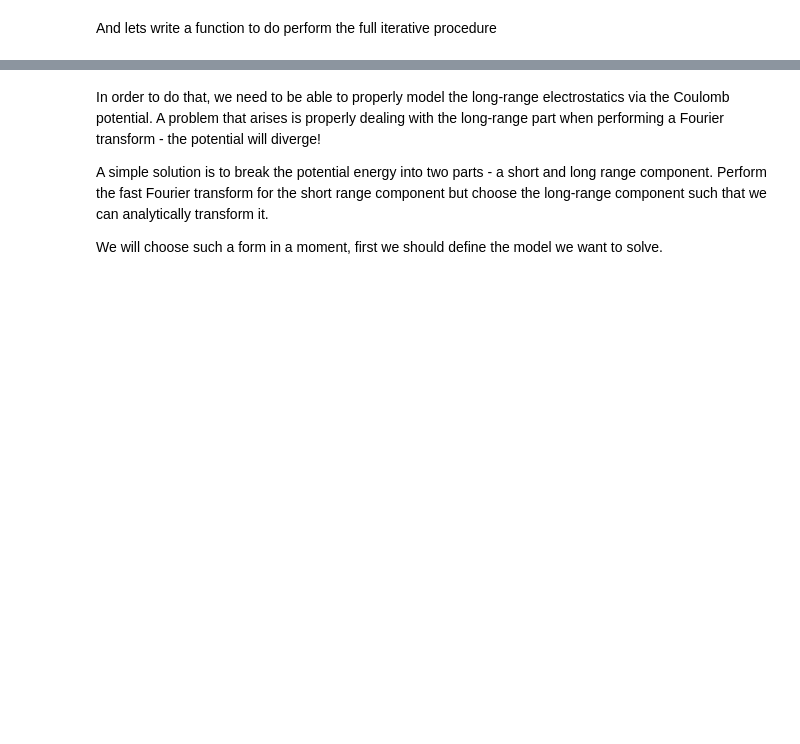
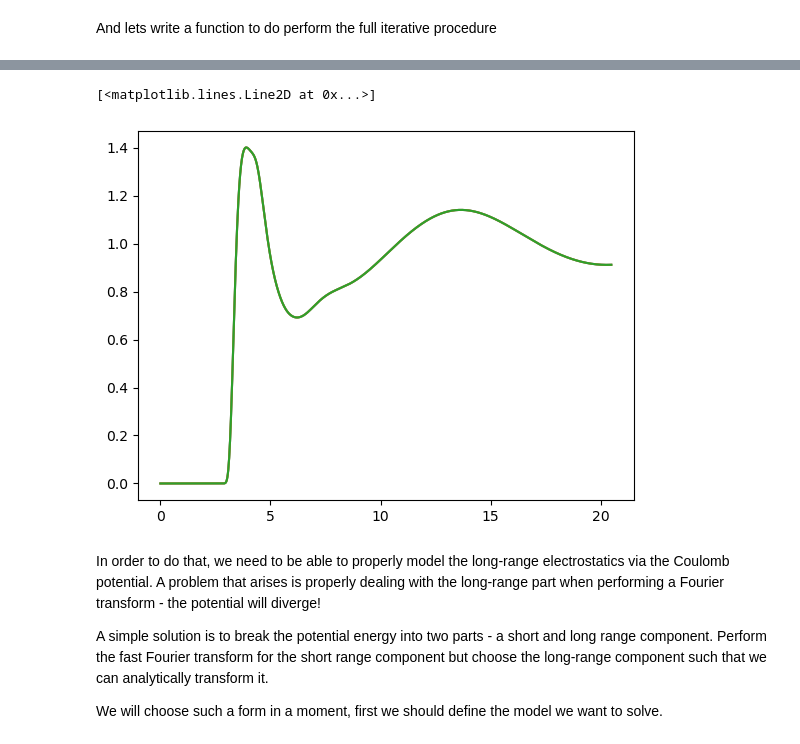
Before and after one commit to 2AUK/RISM_tutorial, a Jupyter notebook: RISM_tutorial.ipynb, the cells around one changed output, grey strips where cells are left out. Drawn from its saved outputs; the diff is of its cells as text; code cells hidden in the pictures; blank space fills up the shorter version.

Commit message:
adding scipy optimise funcs

```diff
--- a/RISM_tutorial.ipynb
+++ b/RISM_tutorial.ipynb
@@ -337,9 +413,9 @@ tr = picard_iteration(tolerance, max_step, alpha, initial_tr, beta, n2_ur, n2_wk
 
 We're going to introduce charging, which is where we slowly switch on the potential and run the solver at each stage.
 # %%
-tolerance = 1e-8
+tolerance = 1e-5
 max_step = 1000
-alpha = 0.5
+alpha = 0.1
 initial_tr = np.zeros((N, ns, ns))
 lambdas = 10
 
@@ -521,9 +611,25 @@ def Ng_iteration(tolerance, max_step, alpha, initial_tr, beta, ur, wk, rho):
     # Return solved t(r)
     return tr
 # %%
-tolerance = 1e-8
-max_step = 1000
-alpha = 0.2
-initial_tr = np.exp(-beta * n2_ur) - 1.0
+# tolerance = 1e-8
+# max_step = 1000
+# alpha = 0.2
+# initial_tr = np.exp(-beta * n2_ur) - 1.0
 
-tr = Ng_iteration(tolerance, max_step, alpha, initial_tr, beta, n2_ur, n2_wk, n2_rho)
+# tr = Ng_iteration(tolerance, max_step, alpha, initial_tr, beta, n2_ur, n2_wk, n2_rho)
+
+def cost(tr, beta, wk, rho, ur, r_grid, k_grid, dr, dk):
+        # t(r) -> c(r) from closure
+        cr = HNC(beta, ur, tr)
+
+        # c(r) -> F(t(r)) from RISM equation
+        f_tr = RISM(cr, wk, rho, r_grid, k_grid, dr, dk)
+
+        return f_tr - tr
+
+
+from scipy.optimize import root
+result = root(cost, np.zeros((N, ns, ns)), method="krylov", args=(beta, n2_wk, n2_rho, n2_ur, r_grid, k_grid, dr, dk), tol=1e-12)
+print(result)
+tr = result.x
+cr = HNC(beta, n2_ur, tr)
@@ -530,3 +655,12 @@ tr = Ng_iteration(tolerance, max_step, alpha, initial_tr, beta, n2_ur, n2_wk, n2
+# %%
+gr = tr + cr + 1.0
+
+plt.plot(r_grid, gr[:, 0, 0])
+plt.plot(r_grid, gr[:, 0, 1])
+plt.plot(r_grid, gr[:, 1, 1])
+# %% [output]
+[<matplotlib.lines.Line2D at 0x...>]
+[figure, added]
 # %% [markdown]
 In order to do that, we need to be able to properly model the long-range electrostatics via the Coulomb potential.
 A problem that arises is properly dealing with the long-range part when performing a Fourier transform - the potential will diverge!
```
Also changed, not shown: parts of 12 cells of this notebook, 1 other file.
